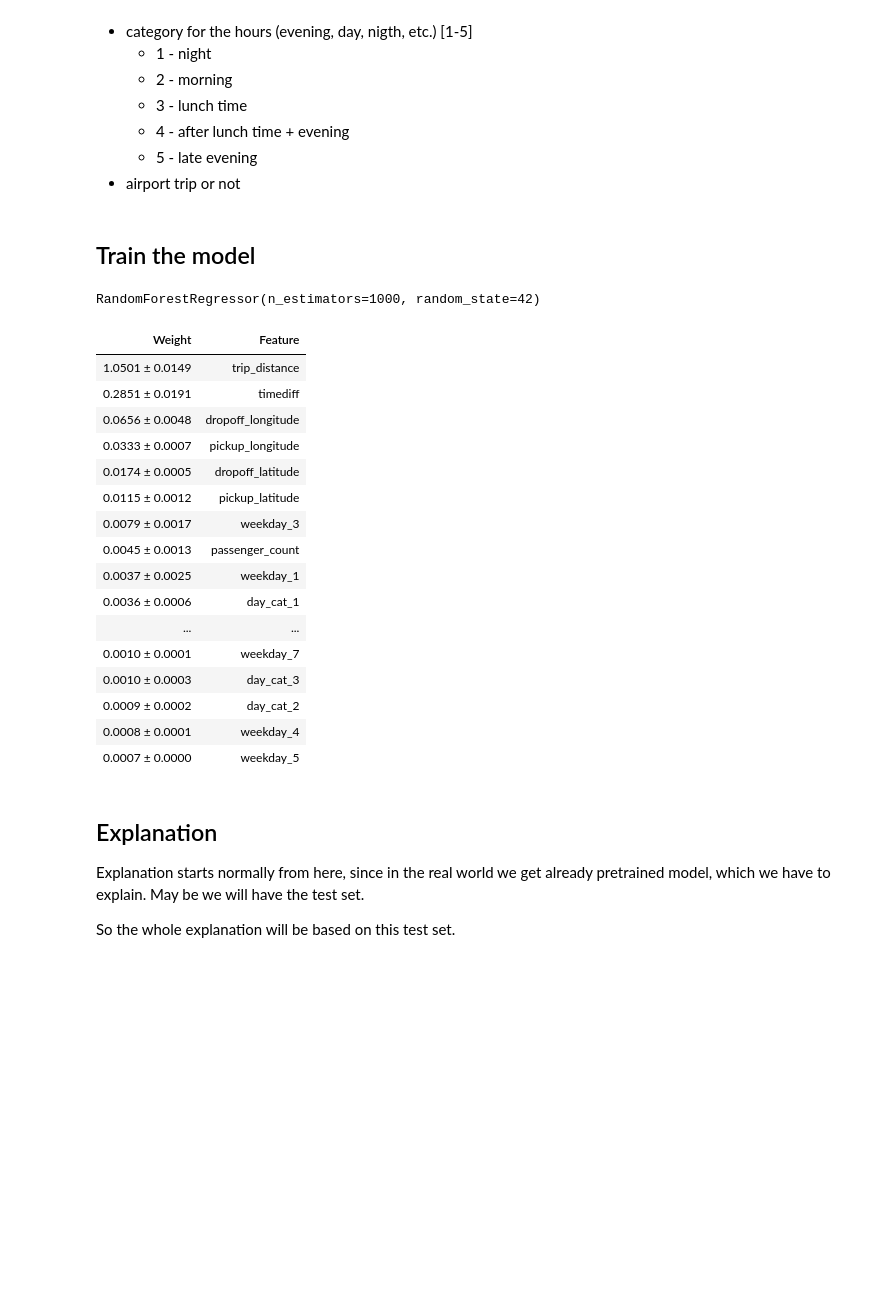
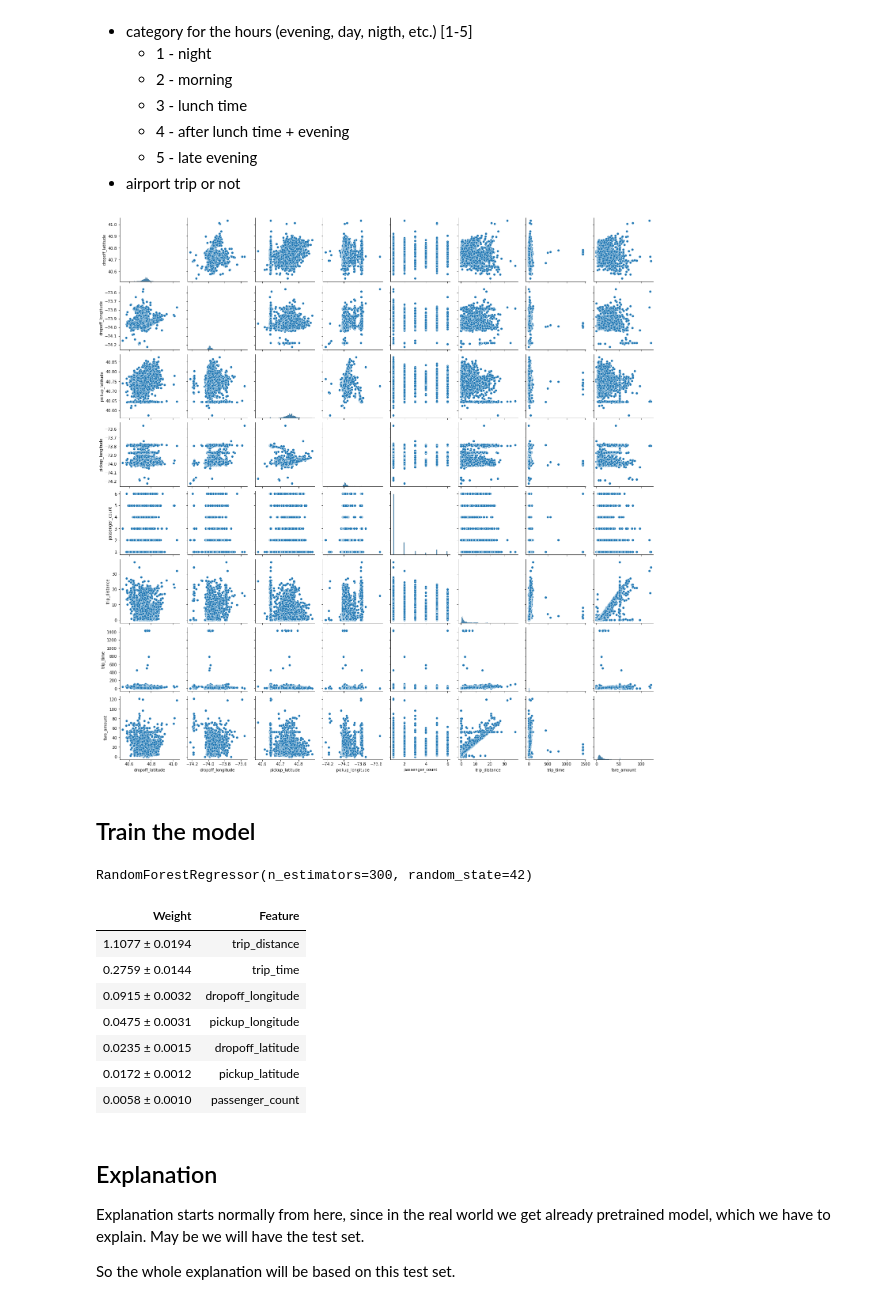
Before and after one commit to dmitrigrigoriev/Explainable_AI, a Jupyter notebook: New_York_Cab/YellowCab.ipynb, the cells around one changed output. Drawn from its saved outputs; the diff is of its cells as text; code cells hidden in the pictures; blank space fills up the shorter version.

```diff
--- a/New_York_Cab/YellowCab.ipynb
+++ b/New_York_Cab/YellowCab.ipynb
@@ -274,42 +195,51 @@ df_test = one_hot_encoding(df_test, "weekday")
+# %%
+def calc_timetrip(df):
+    t = df.tpep_dropoff_datetime - df.tpep_pickup_datetime
+    return int(t.total_seconds() / 60) + 1
+
+def add_timetrip_feature(df):
+    df['trip_time'] = df.apply(calc_timetrip, axis=1)
+    return df
+# %%
+## add features
+df = add_timetrip_feature(df)
+df_test = add_timetrip_feature(df_test)
 # %%
 base_features = ["dropoff_latitude", "dropoff_longitude", "pickup_latitude", "pickup_longitude", "passenger_count",
-                "weekday_1", "weekday_2", "weekday_3", "weekday_4", "weekday_5", "weekday_6", "weekday_7",
-                 "day_cat_1", "day_cat_2", "day_cat_3", "day_cat_4", "day_cat_5", "is_airport_trip", "trip_distance", "timediff"]
+                 "trip_distance", "trip_time"]
 y_train = df.fare_amount
 X_train = df[base_features]
 
 y_test = df_test.fare_amount
 X_test = df_test[base_features]
+# %%
+features = ["dropoff_latitude", "dropoff_longitude", "pickup_latitude", "pickup_longitude", "passenger_count",
+            "trip_distance", "trip_time", "fare_amount"]
+data = df_test[features]
+sns.pairplot(data);
+# %% [output]
+[figure, added]
 # %% [markdown]
 ## Train the model
 # %%
 #Train model
-rf = sklearn.ensemble.RandomForestRegressor(n_estimators = 1000, random_state = 42)
-rf.fit(X_train, y_train)
+rf = sklearn.ensemble.RandomForestRegressor(n_estimators = 300, random_state = 42)
+rf.fit(X_train.values, y_train.values)
 # %% [output]
-RandomForestRegressor(n_estimators=1000, random_state=42)
+RandomForestRegressor(n_estimators=300, random_state=42)
 # %%
 #Weights on train set
-perm_train = eli5.sklearn.PermutationImportance(rf, random_state=42).fit(X_train, y_train)
+perm_train = eli5.sklearn.PermutationImportance(rf, random_state=42).fit(X_train.values, y_train.values)
 eli5.show_weights(perm_train, feature_names=base_features)
 # %% [output]
 | Weight | Feature |
-| 1.0501 ± 0.0149 | trip_distance |
-| 0.2851 ± 0.0191 | timediff |
-| 0.0656 ± 0.0048 | dropoff_longitude |
-| 0.0333 ± 0.0007 | pickup_longitude |
-| 0.0174 ± 0.0005 | dropoff_latitude |
-| 0.0115 ± 0.0012 | pickup_latitude |
-| 0.0079 ± 0.0017 | weekday_3 |
-| 0.0045 ± 0.0013 | passenger_count |
-| 0.0037 ± 0.0025 | weekday_1 |
-| 0.0036 ± 0.0006 | day_cat_1 |
-| ... | ... |
-| 0.0010 ± 0.0001 | weekday_7 |
-| 0.0010 ± 0.0003 | day_cat_3 |
-| 0.0009 ± 0.0002 | day_cat_2 |
-| 0.0008 ± 0.0001 | weekday_4 |
-| 0.0007 ± 0.0000 | weekday_5 |
+| 1.1077 ± 0.0194 | trip_distance |
+| 0.2759 ± 0.0144 | trip_time |
+| 0.0915 ± 0.0032 | dropoff_longitude |
+| 0.0475 ± 0.0031 | pickup_longitude |
+| 0.0235 ± 0.0015 | dropoff_latitude |
+| 0.0172 ± 0.0012 | pickup_latitude |
+| 0.0058 ± 0.0010 | passenger_count |
 # %% [markdown]
 ## Explanation
 Explanation starts normally from here, since in the real world we get already pretrained model, which we have to explain. May be we will have the test set.
```
Also changed, not shown: parts of 22 cells of this notebook.
